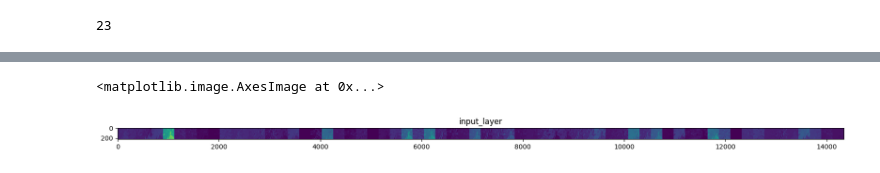
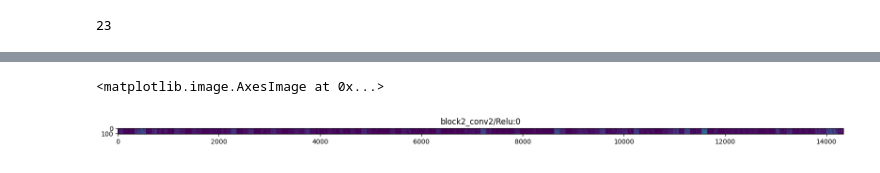
Before and after one commit to gennai/2024_hackaton_Bicocca, a Jupyter notebook: PretrainedModel.ipynb, the cells around one changed output, grey strips where cells are left out. Saved outputs shown, nothing was run; the diff lists cells and outputs as text; code cells hidden in the pictures.

```diff
--- a/PretrainedModel.ipynb
+++ b/PretrainedModel.ipynb
@@ -73,6 +70,6 @@ plt.show()
 # %%
 # Add our data-augmentation parameters to ImageDataGenerator
-train_datagen = ImageDataGenerator(rescale = 1.0/255.)#,rotation_range = 40, width_shift_range = 0.2, height_shift_range = 0.2, shear_range = 0.2, zoom_range = 0.2, horizontal_flip = True)
+train_datagen = ImageDataGenerator(rescale = 1.0/255.,rotation_range = 40, width_shift_range = 0.2, height_shift_range = 0.2, shear_range = 0.2, zoom_range = 0.2, horizontal_flip = True)
 
 # Note that the validation data should not be augmented!
 test_datagen = ImageDataGenerator( rescale = 1.0/255. )
@@ -89,7 +86,7 @@ Found 1000 images belonging to 2 classes.
 from tensorflow.keras.applications.vgg16 import VGG16
 
 base_model = VGG16(input_shape = (224, 224, 3), # Shape of our images
-include_top = True, # Leave out the last fully connected layer
+include_top = False, # Leave out the last fully connected layer
 weights = 'imagenet')
 base_model.summary()
 # %% [output]
@@ -223,7 +202,8 @@ Found 1000 images belonging to 2 classes.
 # %%
-feature_map_model = tf.keras.models.Model(model.input, layer_outputs[17])
+feature_map_model = tf.keras.models.Model(model.input, layer_outputs[5])
+print(layer_outputs[5].name)
 feature_maps = feature_map_model.predict(myImage,verbose=1)
 print(feature_maps.shape)
-plt.imshow(feature_maps[0,:,:,50])
+plt.imshow(feature_maps[0,:,:,63])
 plt.show()
 # %% [output]
@@ -233,17 +214,17 @@ plt.show()
 # %%
 import numpy as np
 k = feature_maps.shape[-1]
 size= feature_maps.shape[1]
 scale = 20. / k
 image_belt = np.zeros((size, size * k))
 for i in range(k):
   feature_image = feature_maps[0, :, :, i]
   image_belt[:, i * size : (i + 1) * size] = feature_image
 
 plt.figure( figsize=(scale * k, scale) )
-plt.title ( layer_name )
+plt.title ( layer_outputs[5].name )
 plt.grid  ( False )
 plt.imshow(image_belt , aspect='auto')
 # %% [output]
 <matplotlib.image.AxesImage at 0x...>
-[figure, old version]
+[figure, new version]
```
Also changed, not shown: parts of 9 cells of this notebook.
